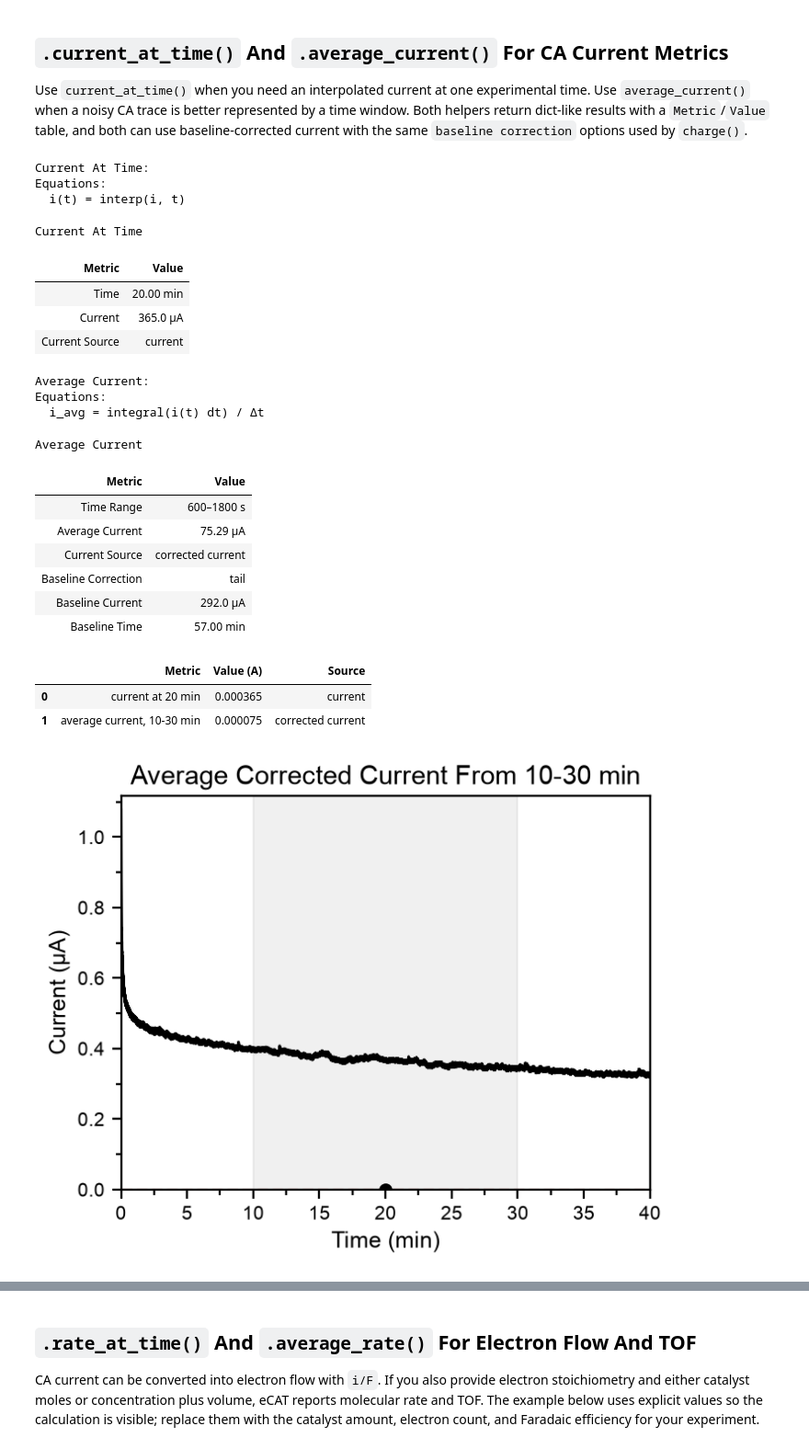
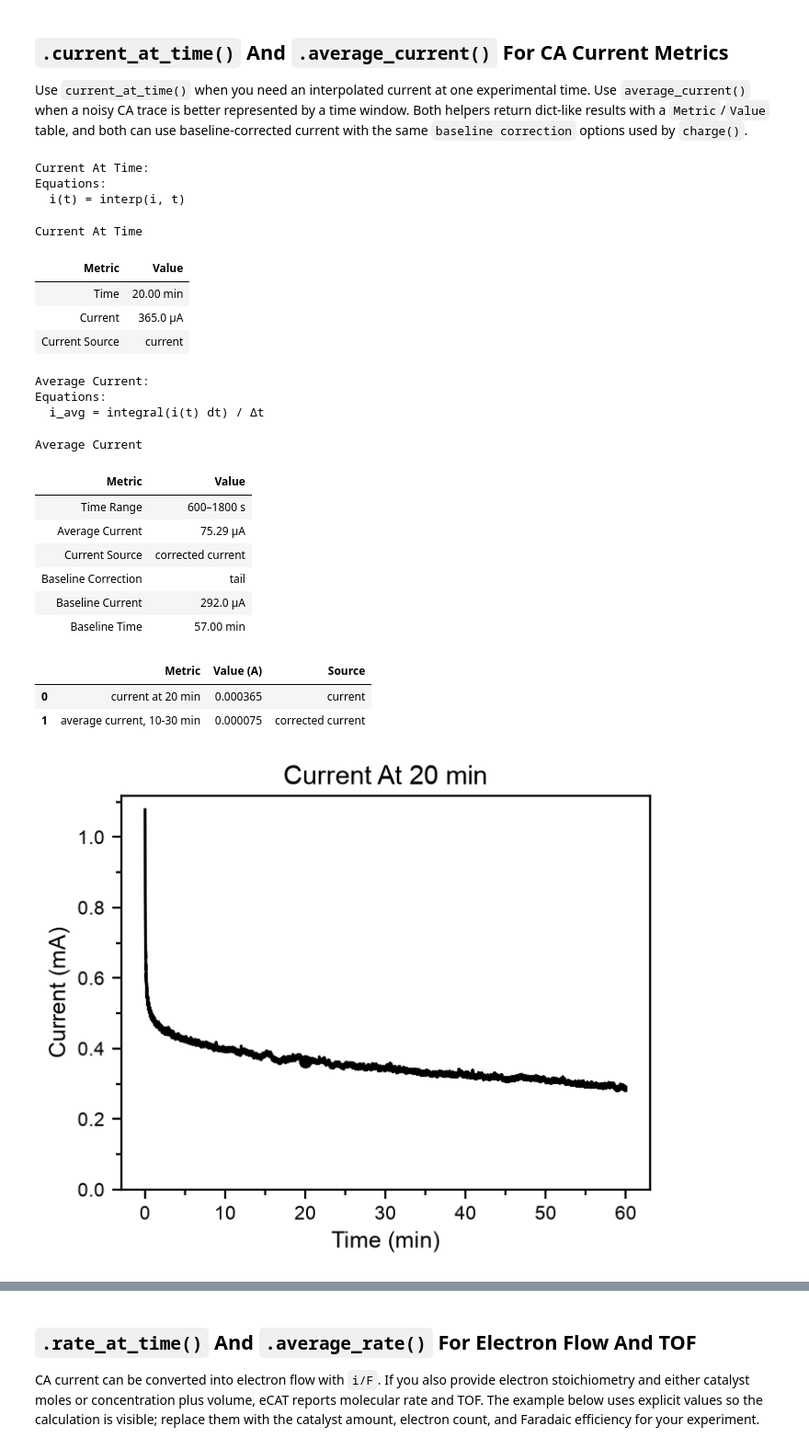
Before and after one commit to ljelissiry/eCAT, a Jupyter notebook: notebooks/06_ca_cp_basics.ipynb, the cells around one changed output, grey strips where cells are left out. Shown at 92% size. Drawn from its saved outputs; the diff is of its cells as text; code cells hidden in the pictures.

```diff
--- a/notebooks/06_ca_cp_basics.ipynb
+++ b/notebooks/06_ca_cp_basics.ipynb
@@ -198,6 +198,7 @@ Use `current_at_time()` when you need an interpolated current at one experimenta
 # %%
 current_at_20_min = ca.current_at_time(20 * 60, {
     "plot": True,
+    "new plot": True,
     "legend": False,
     "print": True,
     "title": "Current At 20 min",
@@ -205,6 +206,7 @@ current_at_20_min = ca.current_at_time(20 * 60, {
 
 average_current_10_30_min = ca.average_current([10 * 60, 30 * 60], {
     "plot": True,
+    "new plot": True,
     "legend": False,
     "print": True,
     "corrected current": True,
@@ -222,31 +224,31 @@ pd.DataFrame([
     },
     {
         "Metric": "average current, 10-30 min",
         "Value (A)": average_current_10_30_min["average current"],
         "Source": average_current_10_30_min["current source"],
     },
 ])
 # %% [output]
 Current At Time:
 Equations:
   i(t) = interp(i, t)
 Current At Time
 | Metric | Value |
 | Time | 20.00 min |
 | Current | 365.0 μA |
 | Current Source | current |
 Average Current:
 Equations:
   i_avg = integral(i(t) dt) / Δt
 Average Current
 | Metric | Value |
 | Time Range | 600–1800 s |
 | Average Current | 75.29 μA |
 | Current Source | corrected current |
 | Baseline Correction | tail |
 | Baseline Current | 292.0 μA |
 | Baseline Time | 57.00 min |
 |  | Metric | Value (A) | Source |
 | 0 | current at 20 min | 0.000365 | current |
 | 1 | average current, 10-30 min | 0.000075 | corrected current |
-[figure, old version]
+[figure, new version]
```
Also changed, not shown: parts of 5 cells of this notebook, 5 other files.
